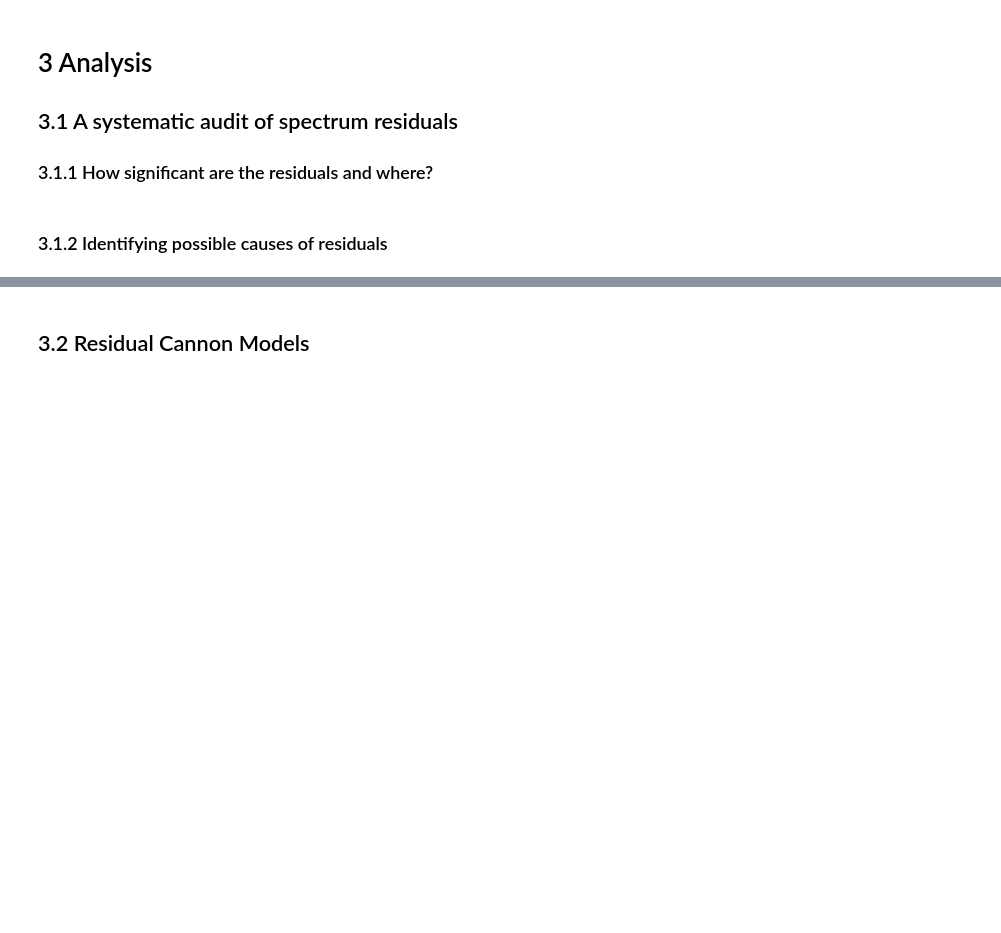
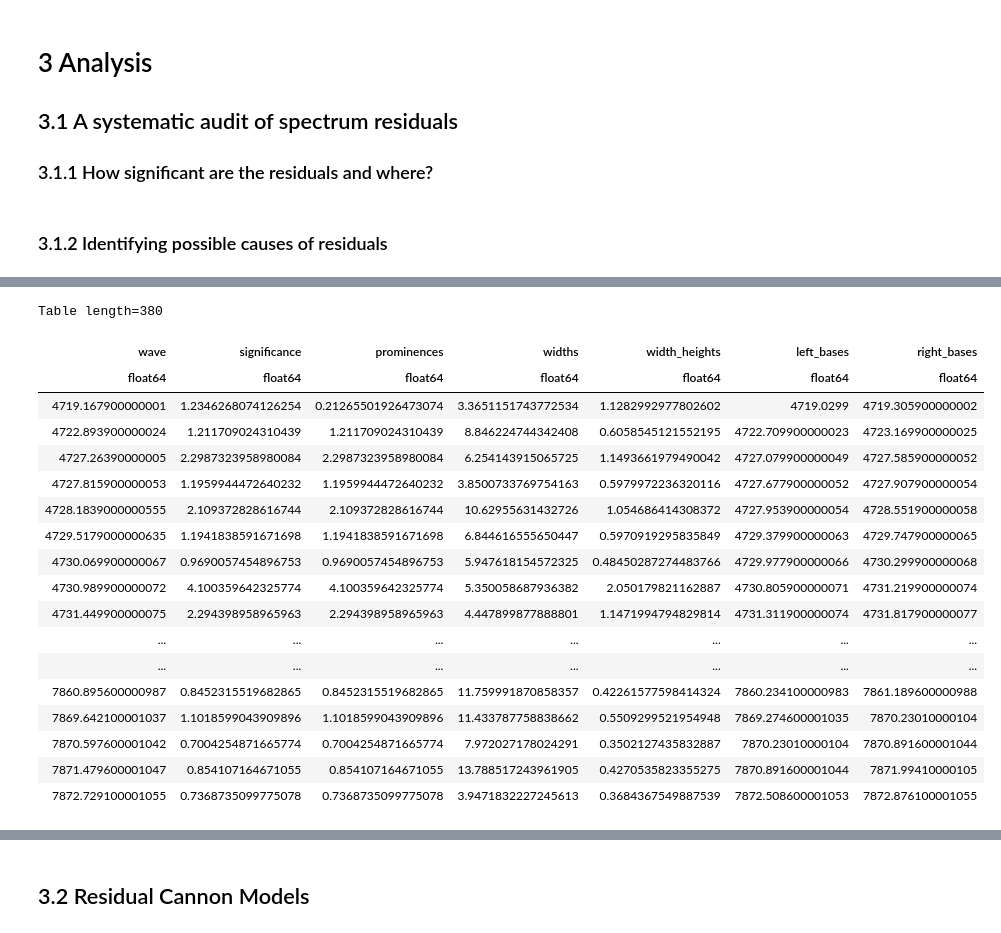
Before and after one commit to svenbuder/residual_cannon, a Jupyter notebook: residual_cannon.ipynb, the cells around one changed output, grey strips where cells are left out. Cells and saved outputs as stored; diff of their text form; code cells hidden in the pictures; blank space fills up the shorter version.

```diff
--- a/residual_cannon.ipynb
+++ b/residual_cannon.ipynb
@@ -1208,2 +1231,24 @@ plt.close()
+# %%
+significant_peaks_table
+# %% [output]
+Table length=380
+| wave | significance | prominences | widths | width_heights | left_bases | right_bases |
+| float64 | float64 | float64 | float64 | float64 | float64 | float64 |
+| 4719.167900000001 | 1.2346268074126254 | 0.21265501926473074 | 3.3651151743772534 | 1.1282992977802602 | 4719.0299 | 4719.305900000002 |
+| 4722.893900000024 | 1.211709024310439 | 1.211709024310439 | 8.846224744342408 | 0.6058545121552195 | 4722.709900000023 | 4723.169900000025 |
+| 4727.26390000005 | 2.2987323958980084 | 2.2987323958980084 | 6.254143915065725 | 1.1493661979490042 | 4727.079900000049 | 4727.585900000052 |
+| 4727.815900000053 | 1.1959944472640232 | 1.1959944472640232 | 3.8500733769754163 | 0.5979972236320116 | 4727.677900000052 | 4727.907900000054 |
+| 4728.1839000000555 | 2.109372828616744 | 2.109372828616744 | 10.62955631432726 | 1.054686414308372 | 4727.953900000054 | 4728.551900000058 |
+| 4729.5179000000635 | 1.1941838591671698 | 1.1941838591671698 | 6.844616555650447 | 0.5970919295835849 | 4729.379900000063 | 4729.747900000065 |
+| 4730.069900000067 | 0.9690057454896753 | 0.9690057454896753 | 5.947618154572325 | 0.48450287274483766 | 4729.977900000066 | 4730.299900000068 |
+| 4730.989900000072 | 4.100359642325774 | 4.100359642325774 | 5.350058687936382 | 2.050179821162887 | 4730.805900000071 | 4731.219900000074 |
+| 4731.449900000075 | 2.294398958965963 | 2.294398958965963 | 4.447899877888801 | 1.1471994794829814 | 4731.311900000074 | 4731.817900000077 |
+| ... | ... | ... | ... | ... | ... | ... |
+| ... | ... | ... | ... | ... | ... | ... |
+| 7860.895600000987 | 0.8452315519682865 | 0.8452315519682865 | 11.759991870858357 | 0.42261577598414324 | 7860.234100000983 | 7861.189600000988 |
+| 7869.642100001037 | 1.1018599043909896 | 1.1018599043909896 | 11.433787758838662 | 0.5509299521954948 | 7869.274600001035 | 7870.23010000104 |
+| 7870.597600001042 | 0.7004254871665774 | 0.7004254871665774 | 7.972027178024291 | 0.3502127435832887 | 7870.23010000104 | 7870.891600001044 |
+| 7871.479600001047 | 0.854107164671055 | 0.854107164671055 | 13.788517243961905 | 0.4270535823355275 | 7870.891600001044 | 7871.99410000105 |
+| 7872.729100001055 | 0.7368735099775078 | 0.7368735099775078 | 3.9471832227245613 | 0.3684367549887539 | 7872.508600001053 | 7872.876100001055 |
 # %%
 peak_inspection = dict()
```
Also changed, not shown: parts of 3 cells of this notebook, 1 other file.
